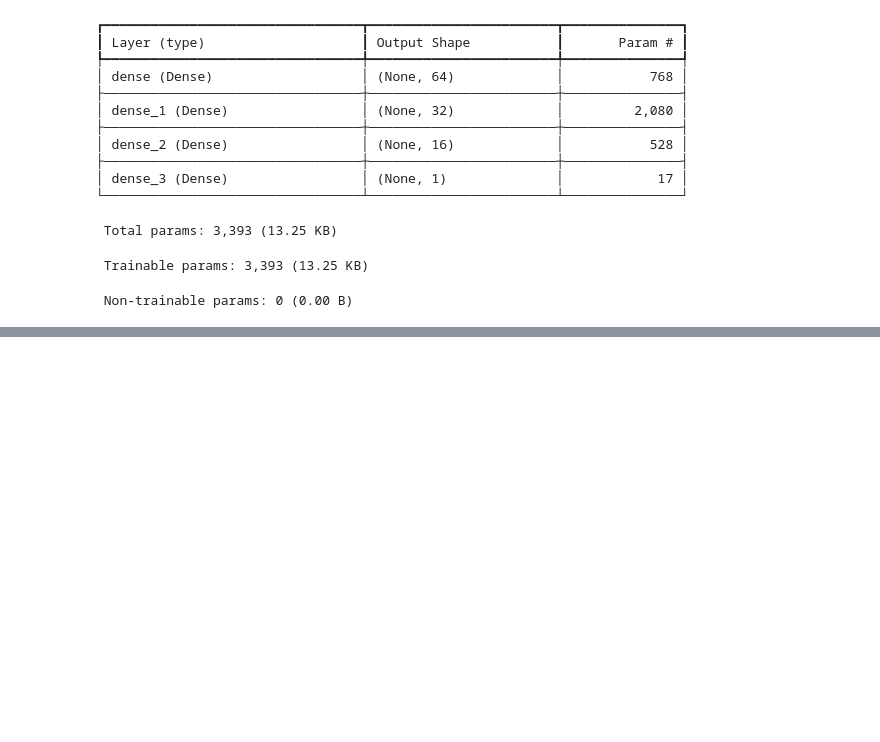
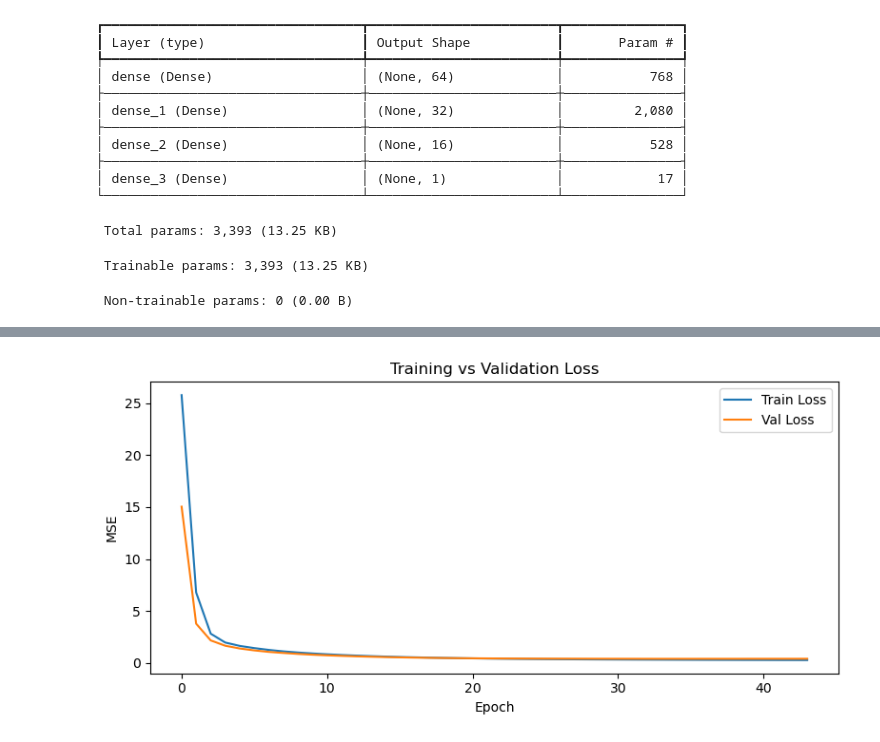
Before and after one commit to Minh111104/Deep-learning-with-Wine-Quality-Dataset, a Jupyter notebook: Q1_wine_regression.ipynb, the cells around one changed output, grey strips where cells are left out. Cells and saved outputs as stored; diff of their text form; code cells hidden in the pictures; blank space fills up the shorter version.

Commit message:
feat: compile & train

```diff
--- a/Q1_wine_regression.ipynb
+++ b/Q1_wine_regression.ipynb
@@ -140,0 +143,21 @@ Model: "sequential"
+# %%
+model.compile(
+    optimizer="adam",
+    loss="mse",
+    metrics=["mae"]
+)
+
+early_stop = keras.callbacks.EarlyStopping(
+    monitor="val_loss",
+    patience=10,
+    restore_best_weights=True
+)
+
+history = model.fit(
+    X_train, y_train,
+    validation_data=(X_val, y_val),
+    epochs=200,
+    batch_size=32,
+    callbacks=[early_stop],
+    verbose=1
+)
@@ -140,0 +182,13 @@ Model: "sequential"
+# %%
+# Plot training vs validation loss
+plt.figure(figsize=(8, 4))
+plt.plot(history.history["loss"], label="Train Loss")
+plt.plot(history.history["val_loss"], label="Val Loss")
+plt.xlabel("Epoch")
+plt.ylabel("MSE")
+plt.title("Training vs Validation Loss")
+plt.legend()
+plt.tight_layout()
+plt.show()
+# %% [output]
+[figure, added]
```
Also changed, not shown: parts of 2 cells of this notebook.
